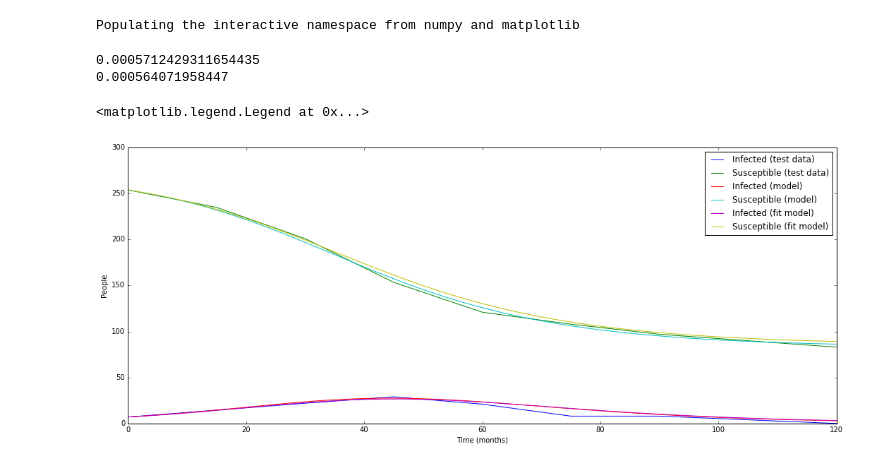
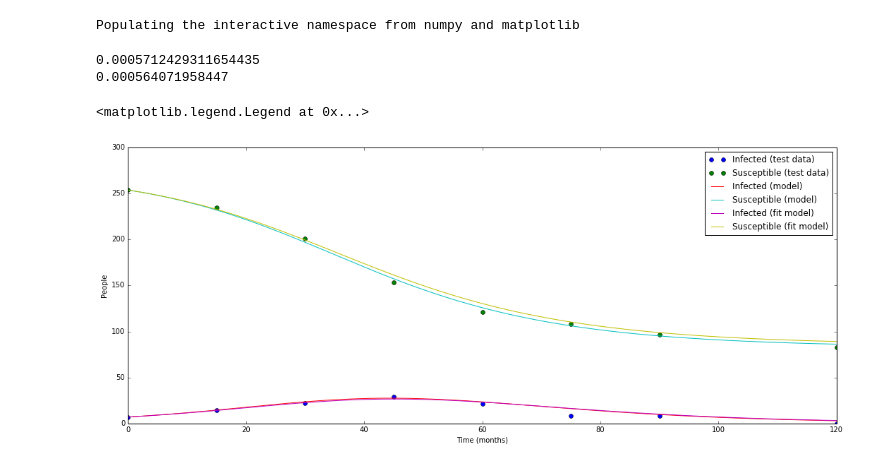
Before and after one commit to nikolads/fmi-projects, a Jupyter notebook: sir/bubon-fit-test.ipynb, the cells around one changed output. Drawn from its saved outputs; the diff is of its cells as text; code cells hidden in the pictures.

```diff
--- a/sir/bubon-fit-test.ipynb
+++ b/sir/bubon-fit-test.ipynb
@@ -17,35 +17,35 @@ data_t = [0, 15, 30, 45, 60, 75, 90, 120]
 data_s = [254, 235, 201, 153.5, 121, 108, 97, 83]
 data_i = [7, 14.5, 22, 29, 21, 8, 8, 0]
 
-plot(data_t, data_i, label="Infected (test data)")
-plot(data_t, data_s, label="Susceptible (test data)")
+plot(data_t, data_i, "o", label="Infected (test data)")
+plot(data_t, data_s, "o", label="Susceptible (test data)")
 
 inf = len(data_s) - 1
 alpha = 1 / 11
 a_b_ratio = (data_i[0] + data_s[0] - data_s[inf]) / (math.log(data_s[0]) - math.log(data_s[inf]))
 beta = alpha / a_b_ratio
 
 print(beta)
 
 sir = Sir(data_s[0], data_i[0], 0, beta, alpha)
 res = sir.simulate(data_t[inf], sim_step=0.1, precision=0.1)
 plt.plot(res.t, res.I, label="Infected (model)")
 plt.plot(res.t, res.S, label="Susceptible (model)")
 
 
 f_sir = FitSir(sir, data_i, data_t, 0.1, 0.000001)
 f_beta  = f_sir.fit(0.0005, 0.00000000001)
 print(f_beta)
 
 
 sir = Sir(data_s[0], data_i[0], 0, f_beta, alpha)
 res = sir.simulate(data_t[inf], sim_step=0.1, precision=1)
 plt.plot(res.t, res.I, label="Infected (fit model)")
 plt.plot(res.t, res.S, label="Susceptible (fit model)")
 
 plt.legend()
 # %% [output]
 0.0005712429311654435
 0.000564071958447
 <matplotlib.legend.Legend at 0x...>
-[figure, old version]
+[figure, new version]
```
Also changed, not shown: 4 other files.
